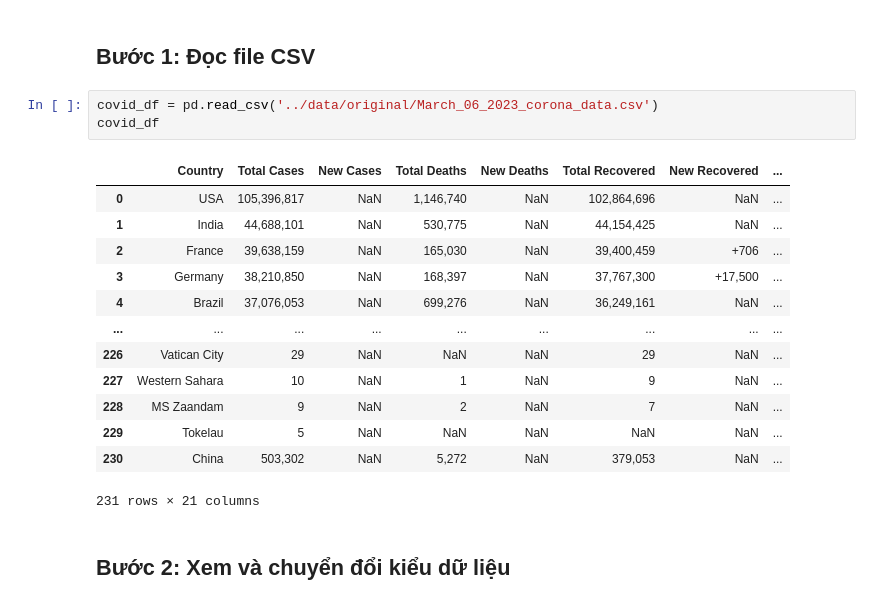
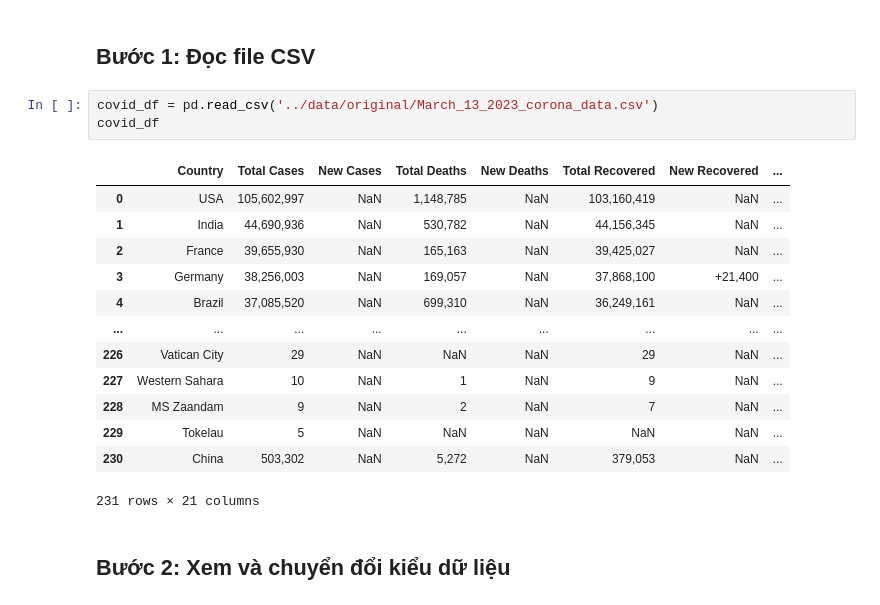
Before and after one commit to quytrungg/Group02_Lab01_CSC10108, a Jupyter notebook: data_preprocessing/PN_preprocessing.ipynb, the cells around one changed output. Saved outputs shown, nothing was run; the diff lists cells and outputs as text.

```diff
--- a/data_preprocessing/PN_preprocessing.ipynb
+++ b/data_preprocessing/PN_preprocessing.ipynb
@@ -5,15 +5,15 @@ import pandas as pd
 # %% [markdown]
 ## Bước 1: Đọc file CSV
 # %%
-covid_df = pd.read_csv('../data/original/March_06_2023_corona_data.csv')
+covid_df = pd.read_csv('../data/original/March_13_2023_corona_data.csv')
 covid_df
 # %% [output]
 |  | Country | Total Cases | New Cases | Total Deaths | New Deaths | Total Recovered | New Recovered | ... |
-| 0 | USA | 105,396,817 | NaN | 1,146,740 | NaN | 102,864,696 | NaN | ... |
-| 1 | India | 44,688,101 | NaN | 530,775 | NaN | 44,154,425 | NaN | ... |
-| 2 | France | 39,638,159 | NaN | 165,030 | NaN | 39,400,459 | +706 | ... |
-| 3 | Germany | 38,210,850 | NaN | 168,397 | NaN | 37,767,300 | +17,500 | ... |
-| 4 | Brazil | 37,076,053 | NaN | 699,276 | NaN | 36,249,161 | NaN | ... |
+| 0 | USA | 105,602,997 | NaN | 1,148,785 | NaN | 103,160,419 | NaN | ... |
+| 1 | India | 44,690,936 | NaN | 530,782 | NaN | 44,156,345 | NaN | ... |
+| 2 | France | 39,655,930 | NaN | 165,163 | NaN | 39,425,027 | NaN | ... |
+| 3 | Germany | 38,256,003 | NaN | 169,057 | NaN | 37,868,100 | +21,400 | ... |
+| 4 | Brazil | 37,085,520 | NaN | 699,310 | NaN | 36,249,161 | NaN | ... |
 | ... | ... | ... | ... | ... | ... | ... | ... | ... |
 | 226 | Vatican City | 29 | NaN | NaN | NaN | 29 | NaN | ... |
 | 227 | Western Sahara | 10 | NaN | 1 | NaN | 9 | NaN | ... |
```
Also changed, not shown: parts of 3 cells of this notebook, 11 other files.
